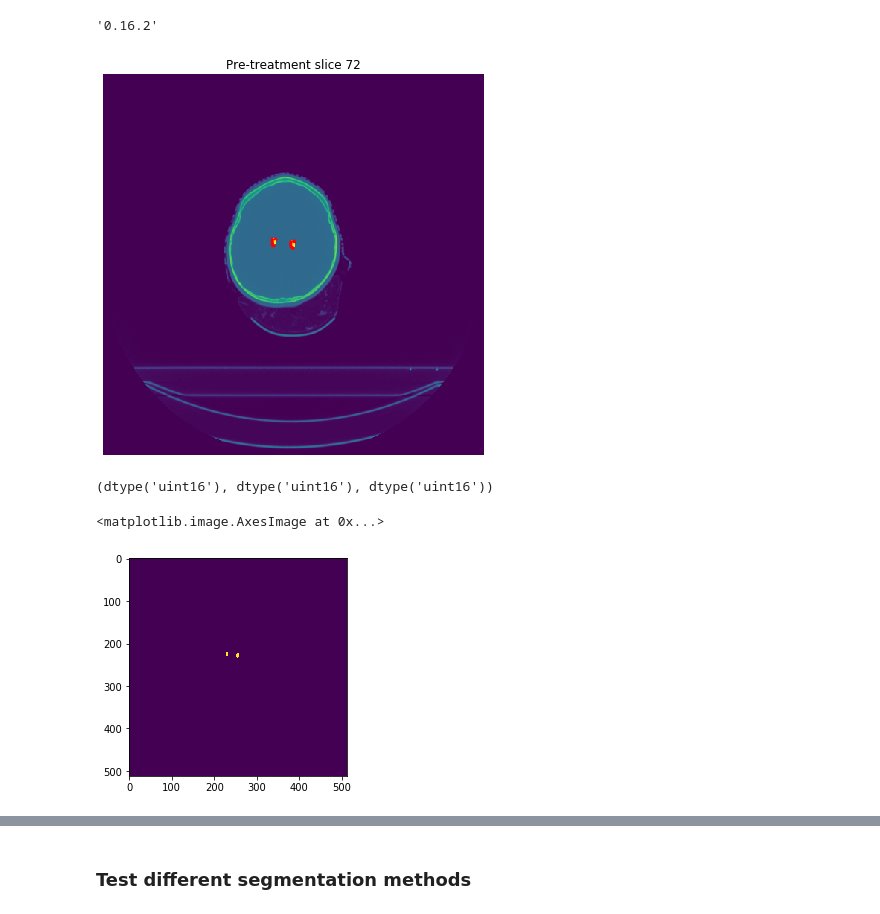
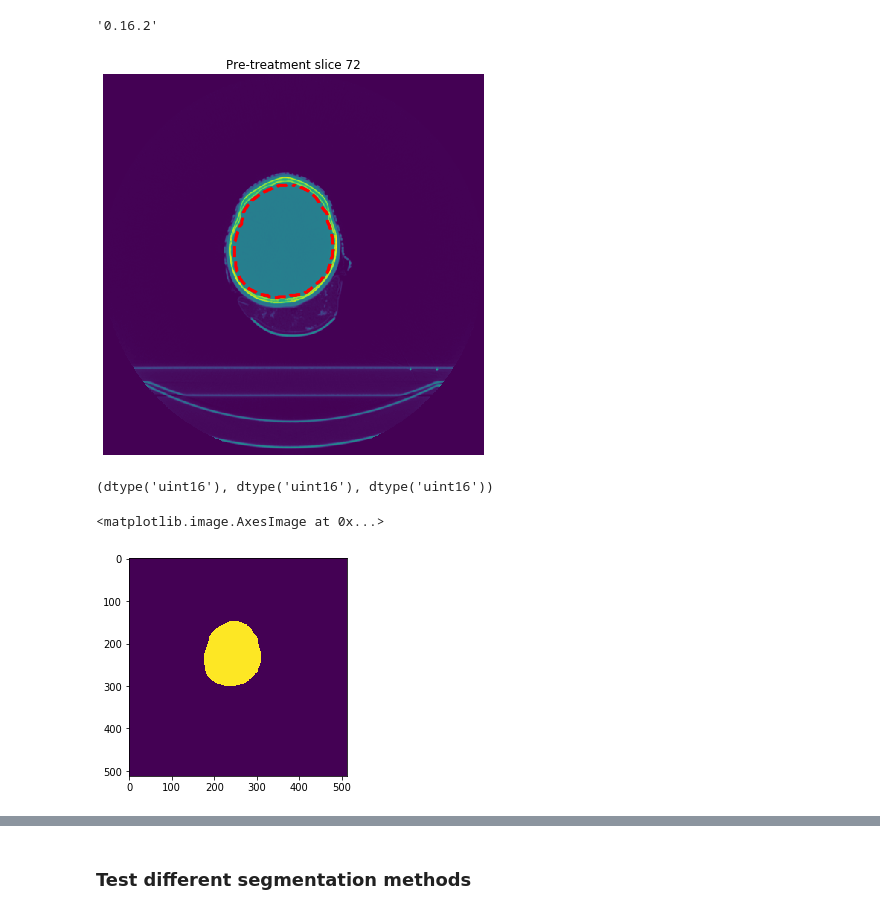
Before and after one commit to CarolineMagg/KidsBrainProject, a Jupyter notebook: data_processing/active_contour_draft.ipynb, the cells around one changed output, grey strips where cells are left out. Drawn from its saved outputs; the diff is of its cells as text; code cells hidden in the pictures.

```diff
--- a/data_processing/active_contour_draft.ipynb
+++ b/data_processing/active_contour_draft.ipynb
@@ -49,7 +51,7 @@ path_data = "../../Data/"
 # %% [markdown]
 ### Explore folder structure and naming
 # %%
-idx = 2
+idx = 1
 folder_name = os.path.join(path_data, str(idx))
 folder = os.listdir(folder_name)
 folder
@@ -210,16 +192,16 @@ skimage.__version__
 # %%
 # init structure to process
 ind = 72
-struct = "Corpus callosum"
+struct = "Brain"
 img_postop = data.get_post_images(ind)
 img_preop = data.get_pre_images(ind)[0]
 pts_init = data.get_contour_points(struct, ind)[0]
 contour_init = data.get_contour_overlay(struct, ind)[0]
 
 plt.show()
 data.show_overlay2D_pre(struct,ind)
 # %% [output]
-[figure, old version]
+[figure, new version]
 # %%
 img_postop[0].dtype, img_preop.dtype, contour_init.dtype
 # %% [output]
@@ -308,7 +320,7 @@ contour_init = data.get_contour_overlay(struct)[72]
 plt.imshow(contour_init)
 # %% [output]
 <matplotlib.image.AxesImage at 0x...>
-[figure, old version]
+[figure, new version]
 # %%
 pts_dilated = dilate_segmentation(contour_init, debug=True, image=data.get_pre_images()[72])
 # %% [output]
```
Also changed, not shown: parts of 22 cells of this notebook, 3 other files.
